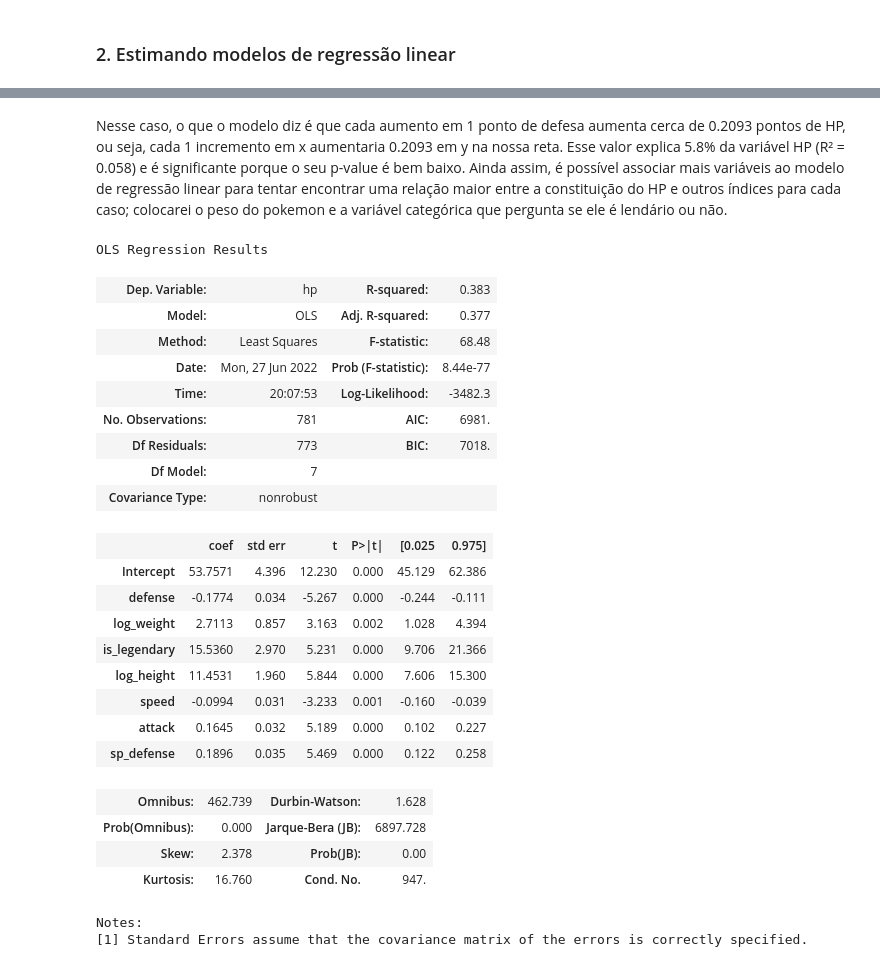
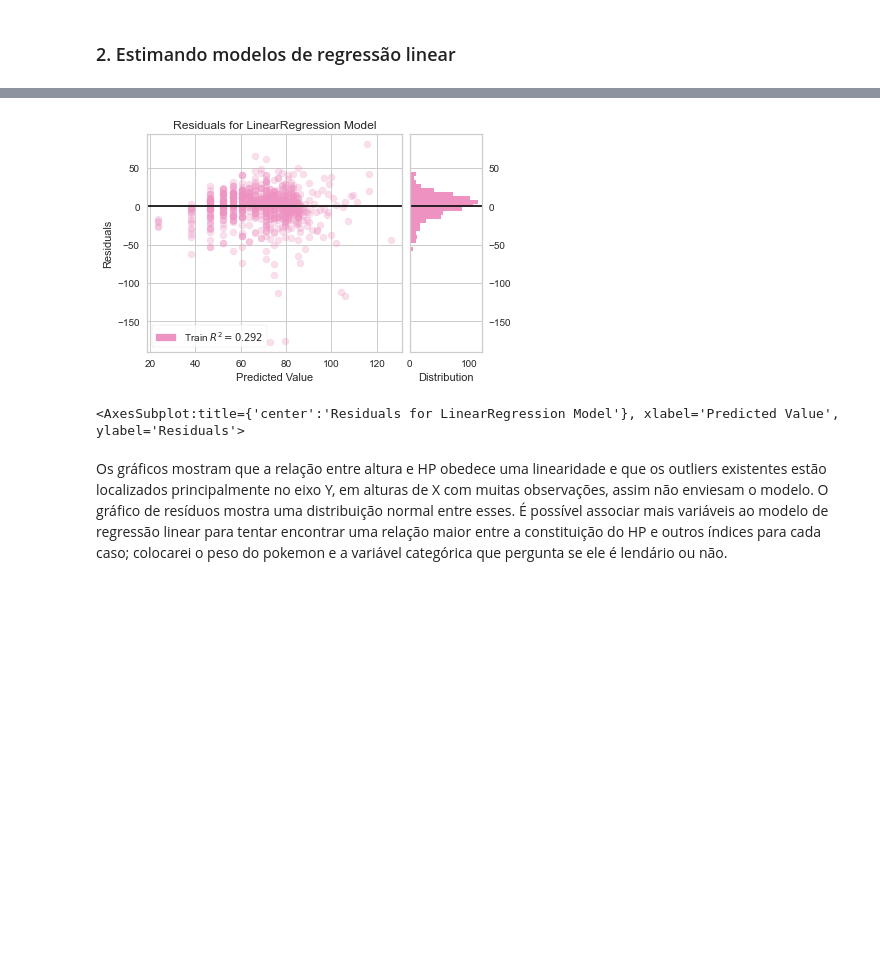
Before and after one commit to LissesCastro/WIP_Pokemon-Regression-Analysis, a Jupyter notebook: Pokemon_Linear_Regression_Sklearn.ipynb, the cells around one changed output, grey strips where cells are left out. Cells and saved outputs as stored; diff of their text form; code cells hidden in the pictures; blank space fills up the shorter version.

```diff
--- a/Pokemon_Linear_Regression_Sklearn.ipynb
+++ b/Pokemon_Linear_Regression_Sklearn.ipynb
@@ -158,33 +181,10 @@ regressao.score(x1, y)
+# %%
+vresiduos = ResidualsPlot(modelo, train_alpha=0.3, train_color='#EE92C2')
+vresiduos.fit(x1, y, figsize=(20,20))
+vresiduos.poof()
+# %% [output]
+[figure, added]
+<AxesSubplot:title={'center':'Residuals for LinearRegression Model'}, xlabel='Predicted Value', ylabel='Residuals'>
 # %% [markdown]
-Nesse caso, o que o modelo diz é que cada aumento em 1 ponto de defesa aumenta cerca de 0.2093 pontos de HP, ou seja, cada 1 incremento em x aumentaria 0.2093 em y na nossa reta. Esse valor explica 5.8% da variável HP (R² = 0.058) e é significante porque o seu p-value é bem baixo.
-Ainda assim, é possível associar mais variáveis ao modelo de regressão linear para tentar encontrar uma relação maior entre a constituição do HP e outros índices para cada caso; colocarei o peso do pokemon e a variável categórica que pergunta se ele é lendário ou não.
+Os gráficos mostram que a relação entre altura e HP obedece uma linearidade e que os outliers existentes estão localizados principalmente no eixo Y, em alturas de X com muitas observações, assim não enviesam o modelo. O gráfico de resíduos mostra uma distribuição normal entre esses.
+É possível associar mais variáveis ao modelo de regressão linear para tentar encontrar uma relação maior entre a constituição do HP e outros índices para cada caso; colocarei o peso do pokemon e a variável categórica que pergunta se ele é lendário ou não.
-# %%
-modelo2 = sm.OLS.from_formula('hp ~ defense + log_weight + is_legendary + log_height + speed + attack + sp_defense', data = data_pokemon)
-resultado2 = modelo2.fit()
-resultado2.summary()
-# %% [output]
-OLS Regression Results
-| Dep. Variable: | hp | R-squared: | 0.383 |
-| Model: | OLS | Adj. R-squared: | 0.377 |
-| Method: | Least Squares | F-statistic: | 68.48 |
-| Date: | Mon, 27 Jun 2022 | Prob (F-statistic): | 8.44e-77 |
-| Time: | 20:07:53 | Log-Likelihood: | -3482.3 |
-| No. Observations: | 781 | AIC: | 6981. |
-| Df Residuals: | 773 | BIC: | 7018. |
-| Df Model: | 7 |  |  |
-| Covariance Type: | nonrobust |  |  |
-|  | coef | std err | t | P>|t| | [0.025 | 0.975] |
-| Intercept | 53.7571 | 4.396 | 12.230 | 0.000 | 45.129 | 62.386 |
-| defense | -0.1774 | 0.034 | -5.267 | 0.000 | -0.244 | -0.111 |
-| log_weight | 2.7113 | 0.857 | 3.163 | 0.002 | 1.028 | 4.394 |
-| is_legendary | 15.5360 | 2.970 | 5.231 | 0.000 | 9.706 | 21.366 |
-| log_height | 11.4531 | 1.960 | 5.844 | 0.000 | 7.606 | 15.300 |
-| speed | -0.0994 | 0.031 | -3.233 | 0.001 | -0.160 | -0.039 |
-| attack | 0.1645 | 0.032 | 5.189 | 0.000 | 0.102 | 0.227 |
-| sp_defense | 0.1896 | 0.035 | 5.469 | 0.000 | 0.122 | 0.258 |
-| Omnibus: | 462.739 | Durbin-Watson: | 1.628 |
-| Prob(Omnibus): | 0.000 | Jarque-Bera (JB): | 6897.728 |
-| Skew: | 2.378 | Prob(JB): | 0.00 |
-| Kurtosis: | 16.760 | Cond. No. | 947. |
-Notes:
-[1] Standard Errors assume that the covariance matrix of the errors is correctly specified.
```
Also changed, not shown: parts of 14 cells of this notebook.
